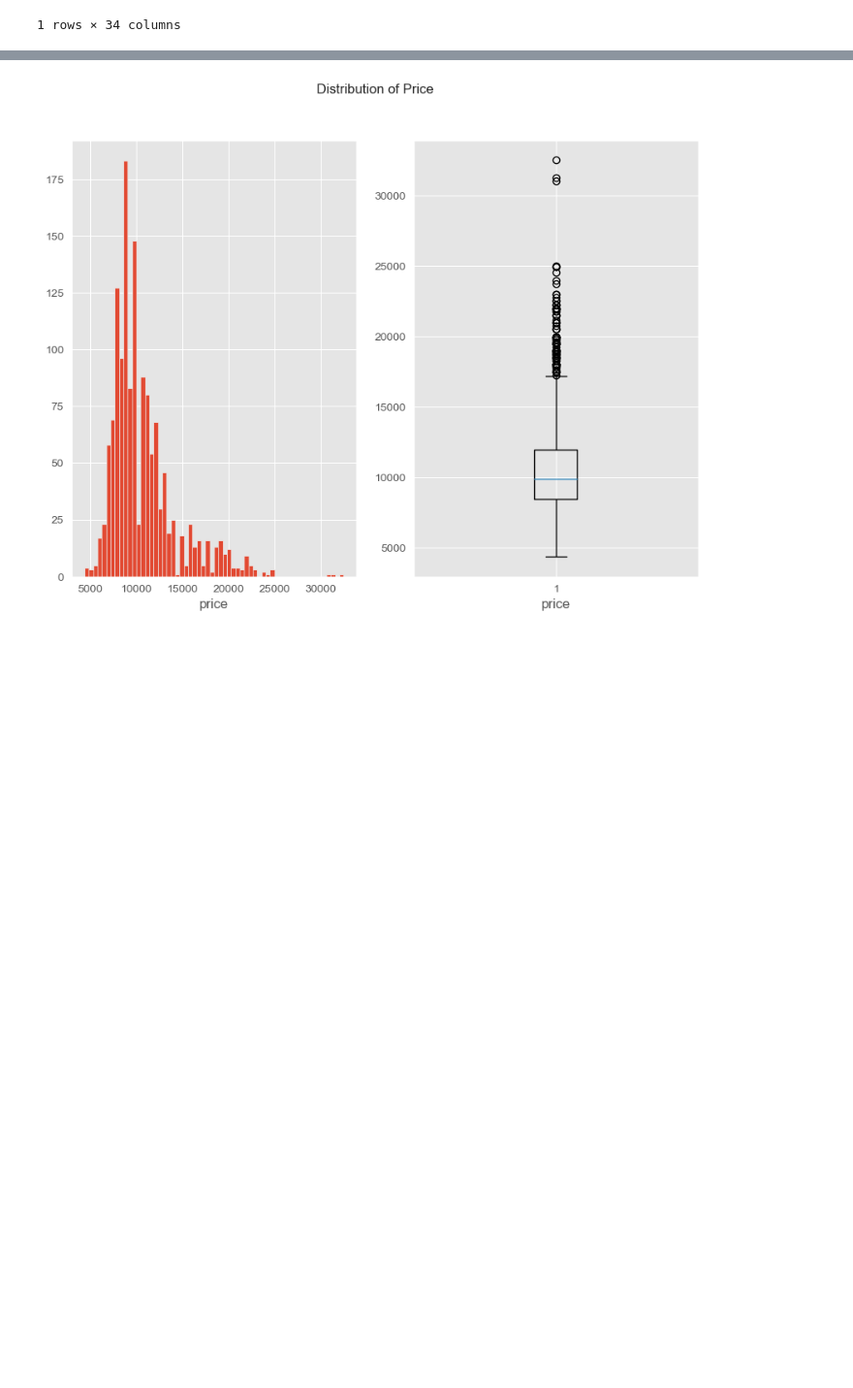
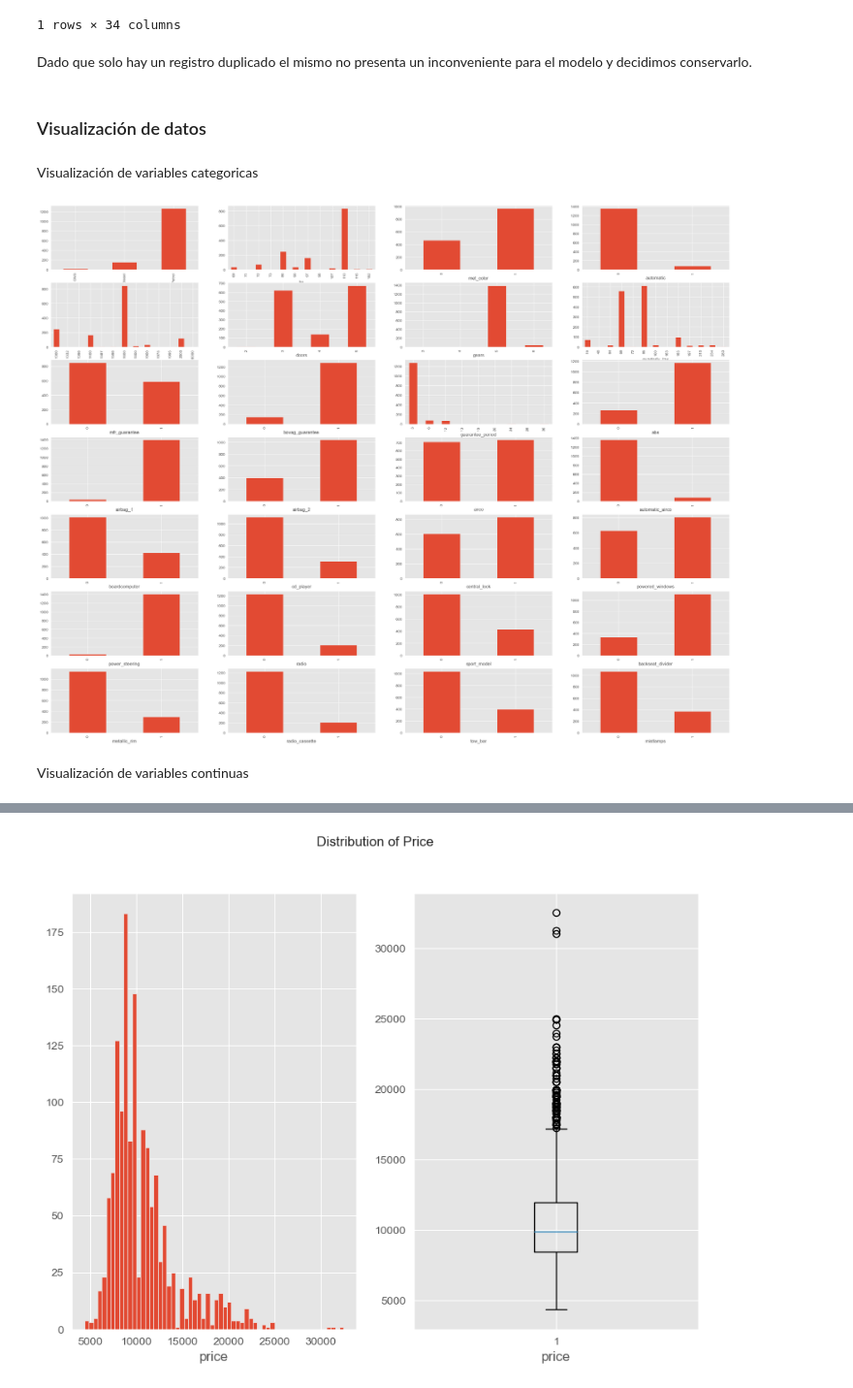
Before and after one commit to JustinoBoggio/ToyotaCorolla-Datamining, a Jupyter notebook: ToyotaCorolla.ipynb, the cells around one changed output, grey strips where cells are left out. Shown at 97% size. Saved outputs shown, nothing was run; the diff lists cells and outputs as text; code cells hidden in the pictures; blank space fills up the shorter version.

```diff
--- a/ToyotaCorolla.ipynb
+++ b/ToyotaCorolla.ipynb
@@ -246,0 +206,26 @@ df[df.duplicated()]
+# %% [markdown]
+Dado que solo hay un registro duplicado el mismo no presenta un inconveniente para el modelo y decidimos conservarlo.
+# %% [markdown]
+### Visualización de datos
+# %% [markdown]
+Visualización de variables categoricas
+# %%
+variables_categoricas = ['fuel_type', 'hp', 'met_color', 'automatic', 'cc', 'doors', 'gears',
+                         'quarterly_tax', 'mfr_guarantee', 'bovag_guarantee', 'guarantee_period', 'abs', 'airbag_1',
+                         'airbag_2' , 'airco', 'automatic_airco', 'boardcomputer', 'cd_player', 'central_lock',
+                         'powered_windows', 'power_steering', 'radio', 'sport_model', 'backseat_divider',
+                         'metallic_rim', 'radio_cassette', 'tow_bar', 'mistlamps']
+
+fig = plt.figure(figsize=(32,25))
+
+for i in range(len(variables_categoricas)):
+  continuos = variables_categoricas[i]
+
+  ax1 = fig.add_subplot(7,4,i+1)
+  ax1.set_xlabel(continuos)
+
+  df.groupby(continuos).size().plot(kind='bar')
+# %% [output]
+[figure, added]
+# %% [markdown]
+Visualización de variables continuas
```
Also changed, not shown: parts of 149 cells of this notebook.
